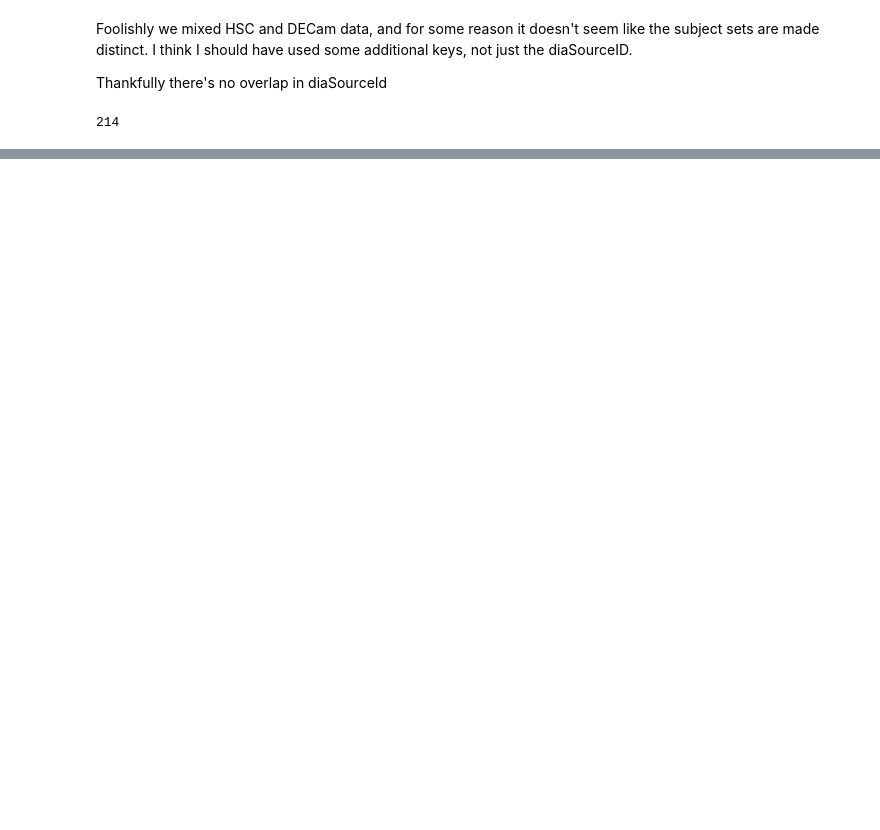
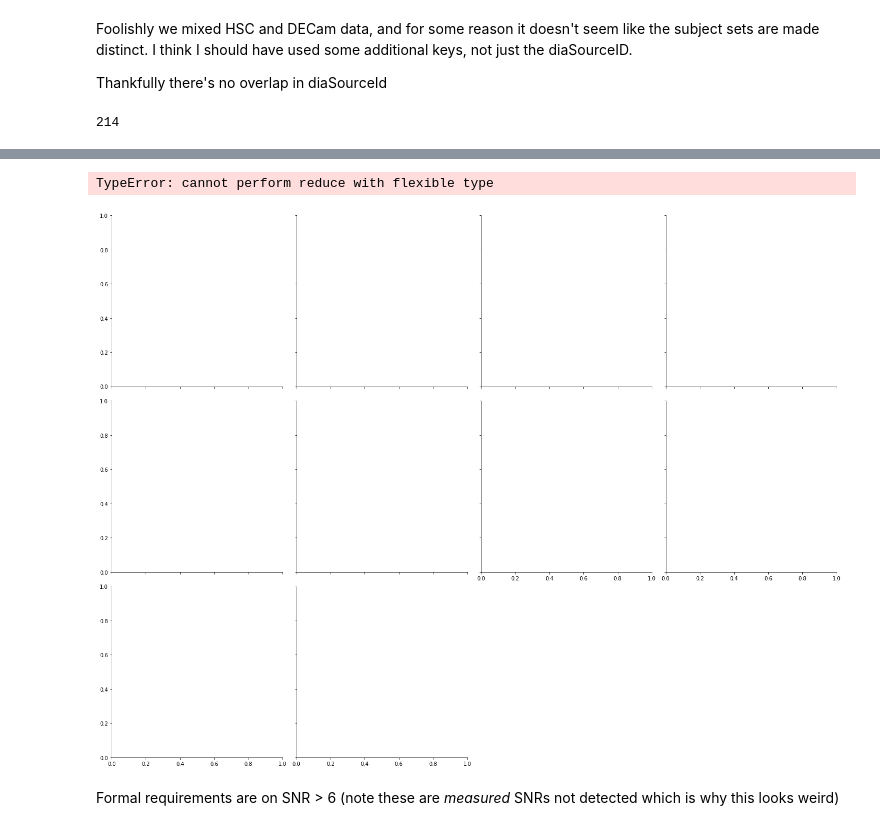
Before and after one commit to lsst/alert_packet, a Jupyter notebook: examples/zooniverse_analysis.ipynb, the cells around one changed output, grey strips where cells are left out. Drawn from its saved outputs; the diff is of its cells as text; code cells hidden in the pictures; blank space fills up the shorter version.

```diff
--- a/examples/zooniverse_analysis.ipynb
+++ b/examples/zooniverse_analysis.ipynb
@@ -60,0 +147,4 @@ TypeError: unsupported operand type(s) for /: 'str' and 'int'
+# %%
+classgrp = diaSources.groupby('classification')
+flag_pct_byclass = classgrp[flag_names].agg(lambda x: (np.sum(x)/len(x)).astype(float))
+flag_pct_byclass
@@ -60,0 +165,9 @@ TypeError: unsupported operand type(s) for /: 'str' and 'int'
+# %%
+grid = sns.FacetGrid(flag_pct_byclass.reset_index(), col="classification",  palette="tab20c",
+                     col_wrap=4, height=5)
+grid.map(sns.barplot,y=flag_names)
+# %% [output]
+TypeError: cannot perform reduce with flexible type
+[figure, added]
+# %% [markdown]
+Formal requirements are on SNR > 6 (note these are *measured* SNRs not detected which is why this looks weird)
```
Also changed, not shown: parts of 17 cells of this notebook.
